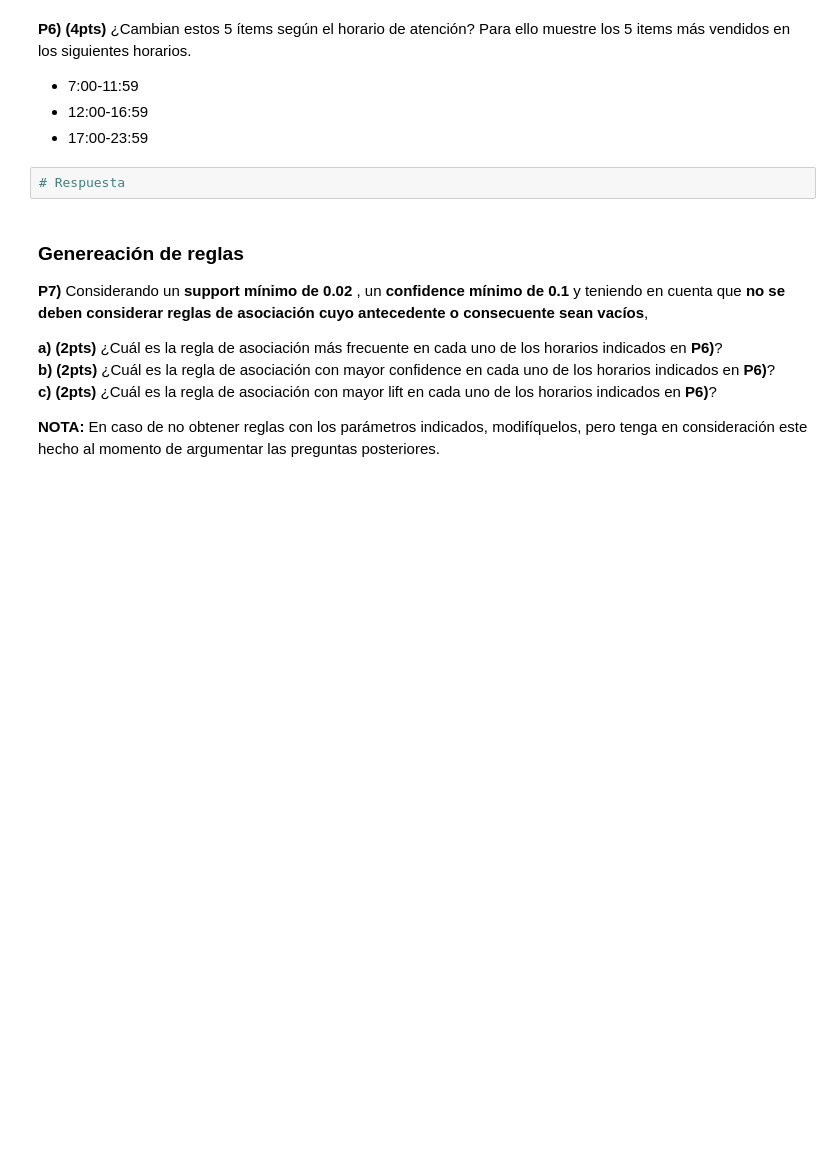
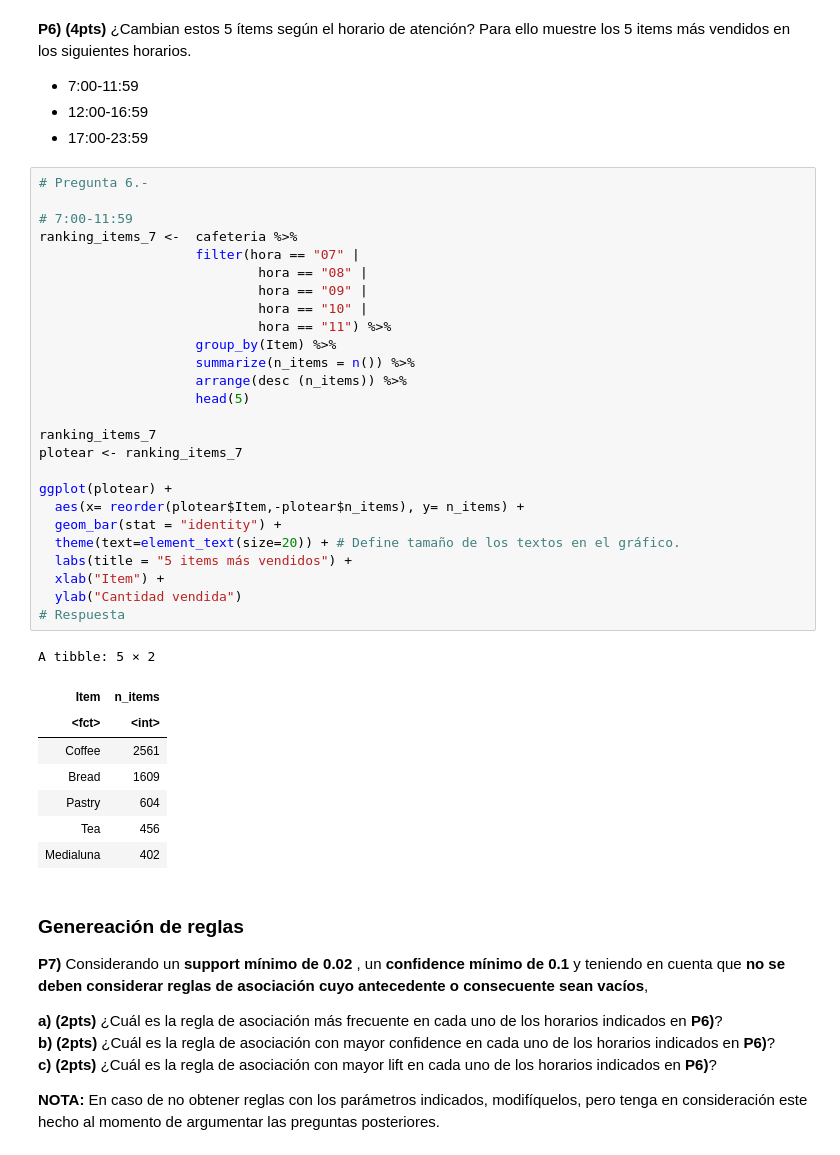
Before and after one commit to HaroldConley/diplomado_BD, a Jupyter notebook: Evaluaciones/C3/Evaluacion_final_v10.ipynb, the cells around one changed output. Cells and saved outputs as stored; diff of their text form; blank space fills up the shorter version.

```diff
--- a/Evaluaciones/C3/Evaluacion_final_v10.ipynb
+++ b/Evaluaciones/C3/Evaluacion_final_v10.ipynb
@@ -520,8 +520,41 @@ Warning message:
 * 7:00-11:59
 * 12:00-16:59
 * 17:00-23:59
-# %%
-# Respuesta
+# %%
+# Pregunta 6.-
+
+# 7:00-11:59
+ranking_items_7 <-  cafeteria %>%
+                    filter(hora == "07" |
+                            hora == "08" |
+                            hora == "09" |
+                            hora == "10" |
+                            hora == "11") %>%
+                    group_by(Item) %>%
+                    summarize(n_items = n()) %>%
+                    arrange(desc (n_items)) %>%
+                    head(5)
+
+ranking_items_7
+plotear <- ranking_items_7
+
+ggplot(plotear) +
+  aes(x= reorder(plotear$Item,-plotear$n_items), y= n_items) +
+  geom_bar(stat = "identity") +
+  theme(text=element_text(size=20)) + # Define tamaño de los textos en el gráfico.
+  labs(title = "5 items más vendidos") +
+  xlab("Item") +
+  ylab("Cantidad vendida")
+# Respuesta
+# %% [output]
+A tibble: 5 × 2
+| Item | n_items |
+| <fct> | <int> |
+| Coffee | 2561 |
+| Bread | 1609 |
+| Pastry | 604 |
+| Tea | 456 |
+| Medialuna | 402 |
 # %% [markdown]
 ### Genereación de reglas
 
```
